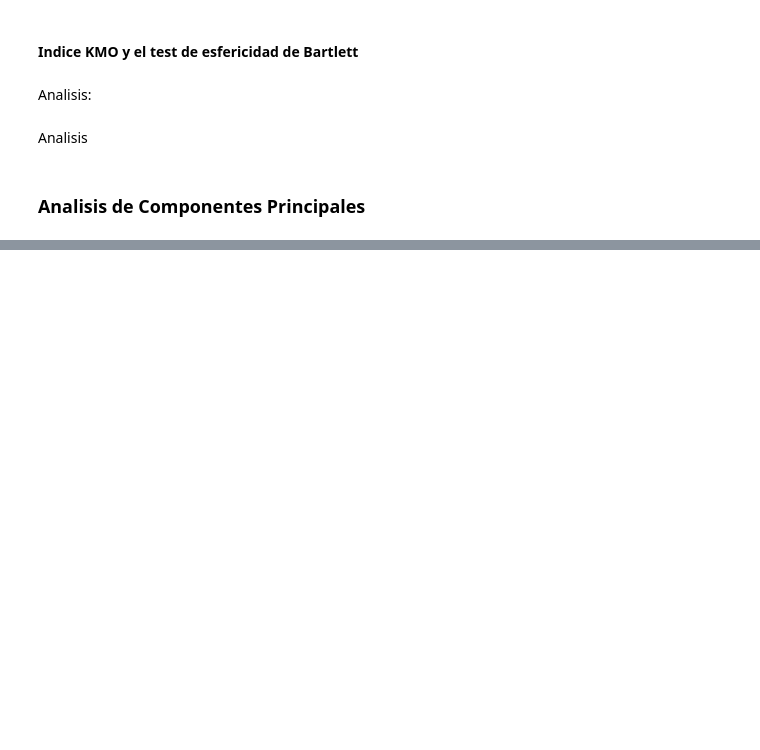
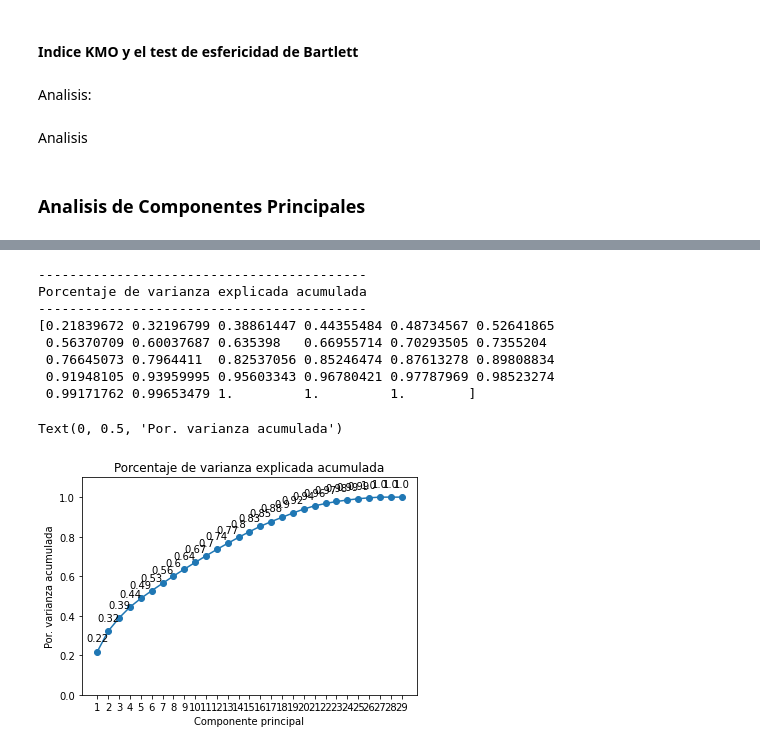
Before and after one commit to Requetetin/DS-Lab1, a Jupyter notebook: Lab1.ipynb, the cells around one changed output, grey strips where cells are left out. Saved outputs shown, nothing was run; the diff lists cells and outputs as text; code cells hidden in the pictures; blank space fills up the shorter version.

```diff
--- a/Lab1.ipynb
+++ b/Lab1.ipynb
@@ -200,0 +243,40 @@ fig.set_size_inches(16, 16)
+# %%
+prop_varianza_acum = pca_model.explained_variance_ratio_.cumsum()
+print('------------------------------------------')
+print('Porcentaje de varianza explicada acumulada')
+print('------------------------------------------')
+print(prop_varianza_acum)
+
+fig, ax = plt.subplots(nrows=1, ncols=1, figsize=(6, 4))
+ax.plot(
+    np.arange(len(data[quant].columns)) + 1,
+    prop_varianza_acum,
+    marker = 'o'
+)
+
+for x, y in zip(np.arange(len(data[quant].columns)) + 1, prop_varianza_acum):
+    label = round(y, 2)
+    ax.annotate(
+        label,
+        (x,y),
+        textcoords="offset points",
+        xytext=(0,10),
+        ha='center'
+    )
+
+ax.set_ylim(0, 1.1)
+ax.set_xticks(np.arange(pca_model.n_components_) + 1)
+ax.set_title('Porcentaje de varianza explicada acumulada')
+ax.set_xlabel('Componente principal')
+ax.set_ylabel('Por. varianza acumulada')
+# %% [output]
+------------------------------------------
+Porcentaje de varianza explicada acumulada
+------------------------------------------
+[0.21839672 0.32196799 0.38861447 0.44355484 0.48734567 0.52641865
+ 0.56370709 0.60037687 0.635398   0.66955714 0.70293505 0.7355204
+ 0.76645073 0.7964411  0.82537056 0.85246474 0.87613278 0.89808834
+ 0.91948105 0.93959995 0.95603343 0.96780421 0.97787969 0.98523274
+ 0.99171762 0.99653479 1.         1.         1.        ]
+Text(0, 0.5, 'Por. varianza acumulada')
+[figure, added]
```
Also changed, not shown: parts of 6 cells of this notebook.
